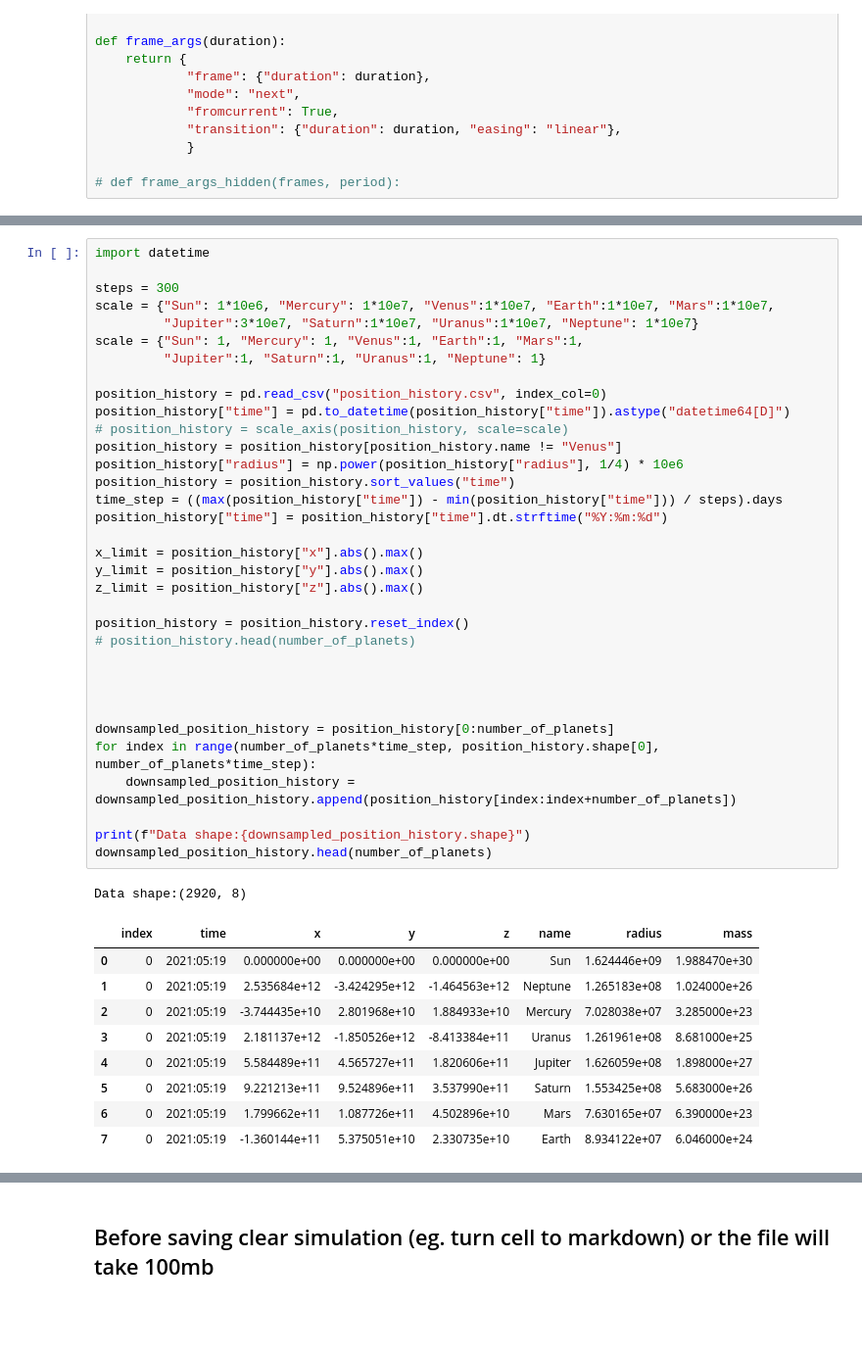
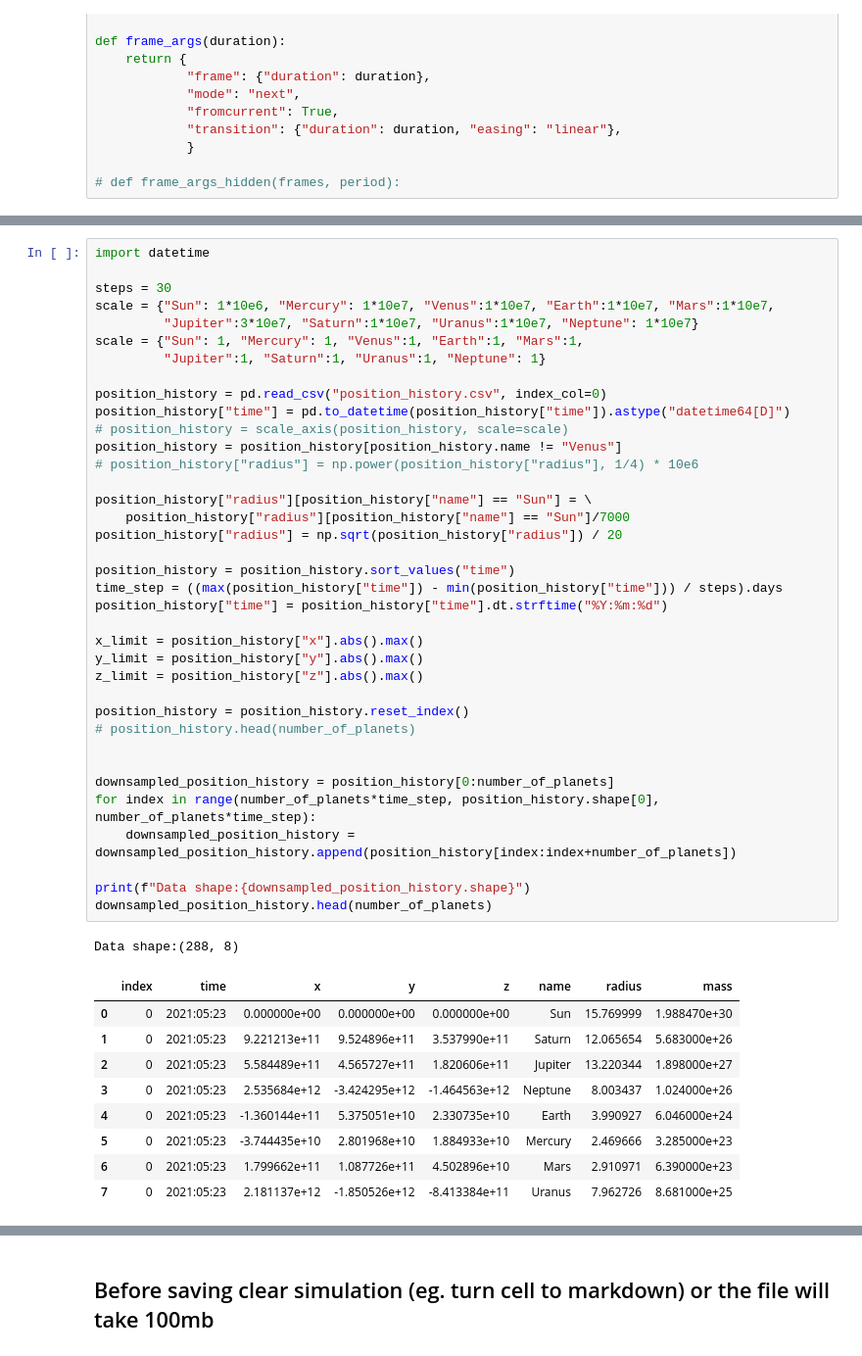
Before and after one commit to LuckyL00ser/MPS-Solar-System, a Jupyter notebook: Animation.ipynb, the cells around one changed output, grey strips where cells are left out. Shown at 98% size. Saved outputs shown, nothing was run; the diff lists cells and outputs as text; blank space fills up the shorter version.

```diff
--- a/Animation.ipynb
+++ b/Animation.ipynb
@@ -50,45 +50,48 @@ planets_data
 # %%
 import datetime
 
-steps = 300
+steps = 30
 scale = {"Sun": 1*10e6, "Mercury": 1*10e7, "Venus":1*10e7, "Earth":1*10e7, "Mars":1*10e7,
          "Jupiter":3*10e7, "Saturn":1*10e7, "Uranus":1*10e7, "Neptune": 1*10e7}
 scale = {"Sun": 1, "Mercury": 1, "Venus":1, "Earth":1, "Mars":1,
          "Jupiter":1, "Saturn":1, "Uranus":1, "Neptune": 1}
 
 position_history = pd.read_csv("position_history.csv", index_col=0)
 position_history["time"] = pd.to_datetime(position_history["time"]).astype("datetime64[D]")
 # position_history = scale_axis(position_history, scale=scale)
 position_history = position_history[position_history.name != "Venus"]
-position_history["radius"] = np.power(position_history["radius"], 1/4) * 10e6
+# position_history["radius"] = np.power(position_history["radius"], 1/4) * 10e6
+
+position_history["radius"][position_history["name"] == "Sun"] = \
+    position_history["radius"][position_history["name"] == "Sun"]/7000
+position_history["radius"] = np.sqrt(position_history["radius"]) / 20
+
 position_history = position_history.sort_values("time")
 time_step = ((max(position_history["time"]) - min(position_history["time"])) / steps).days
 position_history["time"] = position_history["time"].dt.strftime("%Y:%m:%d")
 
 x_limit = position_history["x"].abs().max()
 y_limit = position_history["y"].abs().max()
 z_limit = position_history["z"].abs().max()
 
 position_history = position_history.reset_index()
 # position_history.head(number_of_planets)
 
 
-
-
 downsampled_position_history = position_history[0:number_of_planets]
 for index in range(number_of_planets*time_step, position_history.shape[0], number_of_planets*time_step):
     downsampled_position_history = downsampled_position_history.append(position_history[index:index+number_of_planets])
 
 print(f"Data shape:{downsampled_position_history.shape}")
 downsampled_position_history.head(number_of_planets)
 # %% [output]
-Data shape:(2920, 8)
+Data shape:(288, 8)
 |  | index | time | x | y | z | name | radius | mass |
-| 0 | 0 | 2021:05:19 | 0.000000e+00 | 0.000000e+00 | 0.000000e+00 | Sun | 1.624446e+09 | 1.988470e+30 |
-| 1 | 0 | 2021:05:19 | 2.535684e+12 | -3.424295e+12 | -1.464563e+12 | Neptune | 1.265183e+08 | 1.024000e+26 |
-| 2 | 0 | 2021:05:19 | -3.744435e+10 | 2.801968e+10 | 1.884933e+10 | Mercury | 7.028038e+07 | 3.285000e+23 |
-| 3 | 0 | 2021:05:19 | 2.181137e+12 | -1.850526e+12 | -8.413384e+11 | Uranus | 1.261961e+08 | 8.681000e+25 |
-| 4 | 0 | 2021:05:19 | 5.584489e+11 | 4.565727e+11 | 1.820606e+11 | Jupiter | 1.626059e+08 | 1.898000e+27 |
-| 5 | 0 | 2021:05:19 | 9.221213e+11 | 9.524896e+11 | 3.537990e+11 | Saturn | 1.553425e+08 | 5.683000e+26 |
-| 6 | 0 | 2021:05:19 | 1.799662e+11 | 1.087726e+11 | 4.502896e+10 | Mars | 7.630165e+07 | 6.390000e+23 |
-| 7 | 0 | 2021:05:19 | -1.360144e+11 | 5.375051e+10 | 2.330735e+10 | Earth | 8.934122e+07 | 6.046000e+24 |
+| 0 | 0 | 2021:05:23 | 0.000000e+00 | 0.000000e+00 | 0.000000e+00 | Sun | 15.769999 | 1.988470e+30 |
+| 1 | 0 | 2021:05:23 | 9.221213e+11 | 9.524896e+11 | 3.537990e+11 | Saturn | 12.065654 | 5.683000e+26 |
+| 2 | 0 | 2021:05:23 | 5.584489e+11 | 4.565727e+11 | 1.820606e+11 | Jupiter | 13.220344 | 1.898000e+27 |
+| 3 | 0 | 2021:05:23 | 2.535684e+12 | -3.424295e+12 | -1.464563e+12 | Neptune | 8.003437 | 1.024000e+26 |
+| 4 | 0 | 2021:05:23 | -1.360144e+11 | 5.375051e+10 | 2.330735e+10 | Earth | 3.990927 | 6.046000e+24 |
+| 5 | 0 | 2021:05:23 | -3.744435e+10 | 2.801968e+10 | 1.884933e+10 | Mercury | 2.469666 | 3.285000e+23 |
+| 6 | 0 | 2021:05:23 | 1.799662e+11 | 1.087726e+11 | 4.502896e+10 | Mars | 2.910971 | 6.390000e+23 |
+| 7 | 0 | 2021:05:23 | 2.181137e+12 | -1.850526e+12 | -8.413384e+11 | Uranus | 7.962726 | 8.681000e+25 |
```
Also changed, not shown: parts of 9 cells of this notebook, 2 other files.
